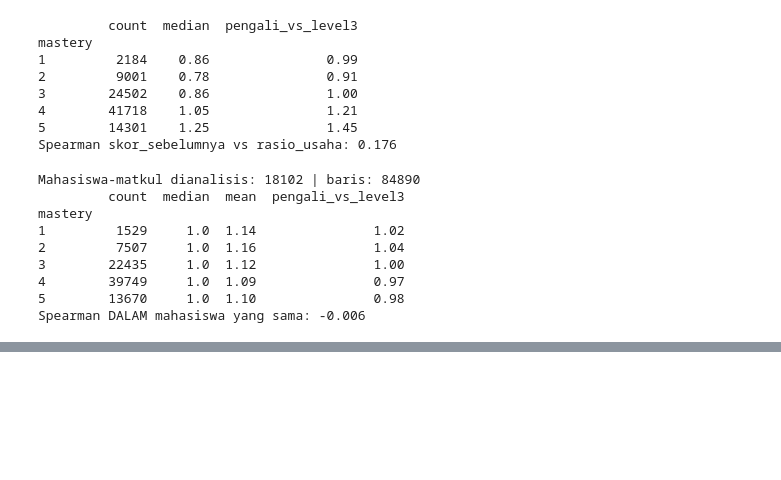
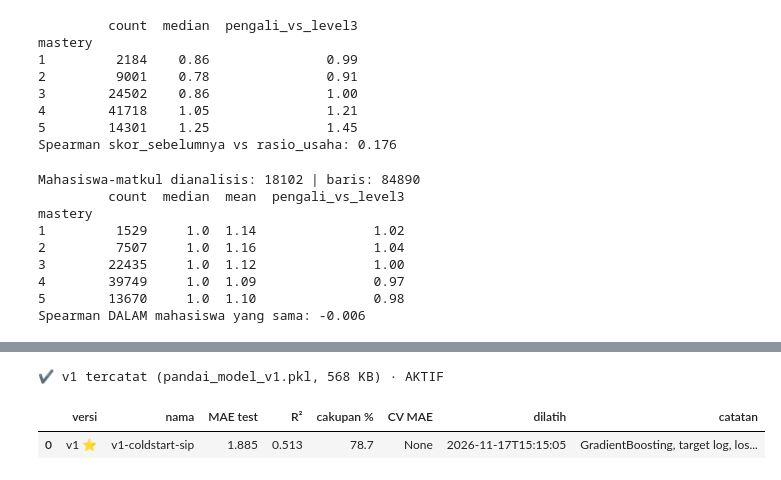
Before and after one commit to diptaz/PandAI, a Jupyter notebook: machine-learning/ml.ipynb, the cells around one changed output, grey strips where cells are left out. Cells and saved outputs as stored; diff of their text form; code cells hidden in the pictures; blank space fills up the shorter version.

```diff
--- a/machine-learning/ml.ipynb
+++ b/machine-learning/ml.ipynb
@@ -708,30 +522,0 @@ Tersimpan: C:\Users\allan\Documents\GitHub\PandAI\ml-service\models\pandai_model
-# %%
-paket = joblib.load(lokasi)          # muat ulang, seolah-olah kita server FastAPI
-
-PCT_BAWAH, PCT_ATAS = 0.20, 0.95
-
-def ukuran_ke_pct(tipe, size):
-    """Ubah angka size dari BE (mis. 10 halaman) jadi posisi 0.20-0.95."""
-    r = paket["rentang_ukuran"][tipe]
-    size = min(max(size, r["min"]), r["max"])
-    posisi = (np.log(size) - np.log(r["min"])) / (np.log(r["max"]) - np.log(r["min"]))
-    return PCT_BAWAH + (PCT_ATAS - PCT_BAWAH) * posisi
-
-def prediksi(tipe, size, course_mastery):
-    X_baru = pd.DataFrame({"type": [tipe], "size_pct": [ukuran_ke_pct(tipe, size)]})
-    k = paket["pengali_mastery"][course_mastery]
-    est = float(paket["model_estimasi"].predict(X_baru)[0]) * k
-    lo = float(paket["model_min"].predict(X_baru)[0]) * k
-    hi = float(paket["model_max"].predict(X_baru)[0]) * k
-    lo, hi = min(lo, est), max(hi, est)
-    pct = X_baru["size_pct"][0]
-    faktor = ["Ukuran tugas " + ("besar" if pct > 2/3 else "sedang" if pct > 1/3 else "kecil"),
-              "Pemahaman matkul " + {1: "sangat rendah", 2: "rendah", 3: "sedang",
-                                     4: "baik", 5: "sangat baik"}[course_mastery]]
-    return {"estimated_duration_hours": round(est, 1),
-            "duration_range_hours": {"min": round(lo, 1), "max": round(hi, 1)},
-            "factors": faktor}
-
-for contoh in [("laporan", 10, 3), ("laporan", 10, 1), ("laporan", 25, 5),
-               ("coding", 3, 3), ("presentasi", 15, 2), ("praktikum", 1, 4)]:
-    print(contoh, "→", prediksi(*contoh))
@@ -744,0 +620,12 @@ for contoh in [("laporan", 10, 3), ("laporan", 10, 1), ("laporan", 25, 5),
+# %%
+# ⚠️ JALANKAN SEKALI SAJA, SEBELUM training v2:
+# pindahkan model v1 yang sekarang (pandai_model.pkl) menjadi pandai_model_v1.pkl + catat di registry
+if (FOLDER_MODEL / "pandai_model.pkl").exists() and "v1" not in baca_registry()["versi"]:
+    daftarkan_file_lama("pandai_model.pkl", "v1",
+                        catatan="GradientBoosting, target log, loss squared_error (cold start SiP)",
+                        aktifkan=True)
+lihat_registry()
+# %% [output]
+✔ v1 tercatat (pandai_model_v1.pkl, 568 KB) · AKTIF
+|  | versi | nama | MAE test | R² | cakupan % | CV MAE | dilatih | catatan |
+| 0 | v1 ⭐ | v1-coldstart-sip | 1.885 | 0.513 | 78.7 | None | 2026-11-17T15:15:05 | GradientBoosting, target log, los... |
```
Also changed, not shown: parts of 22 cells of this notebook, 4 other files.
